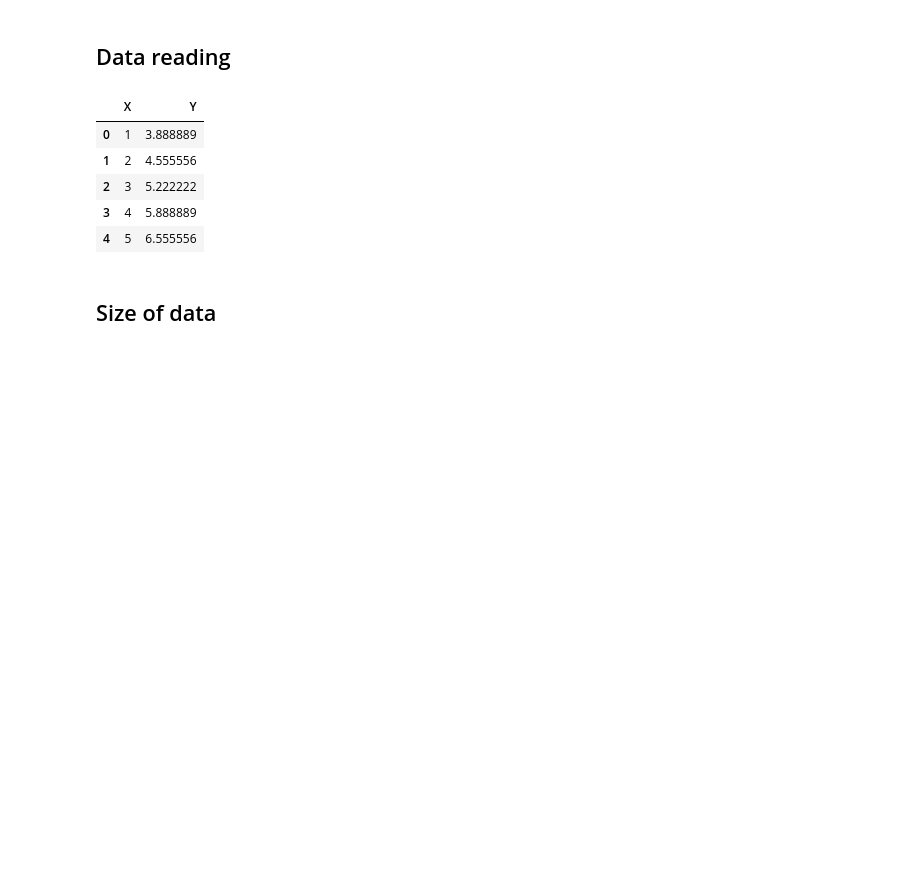
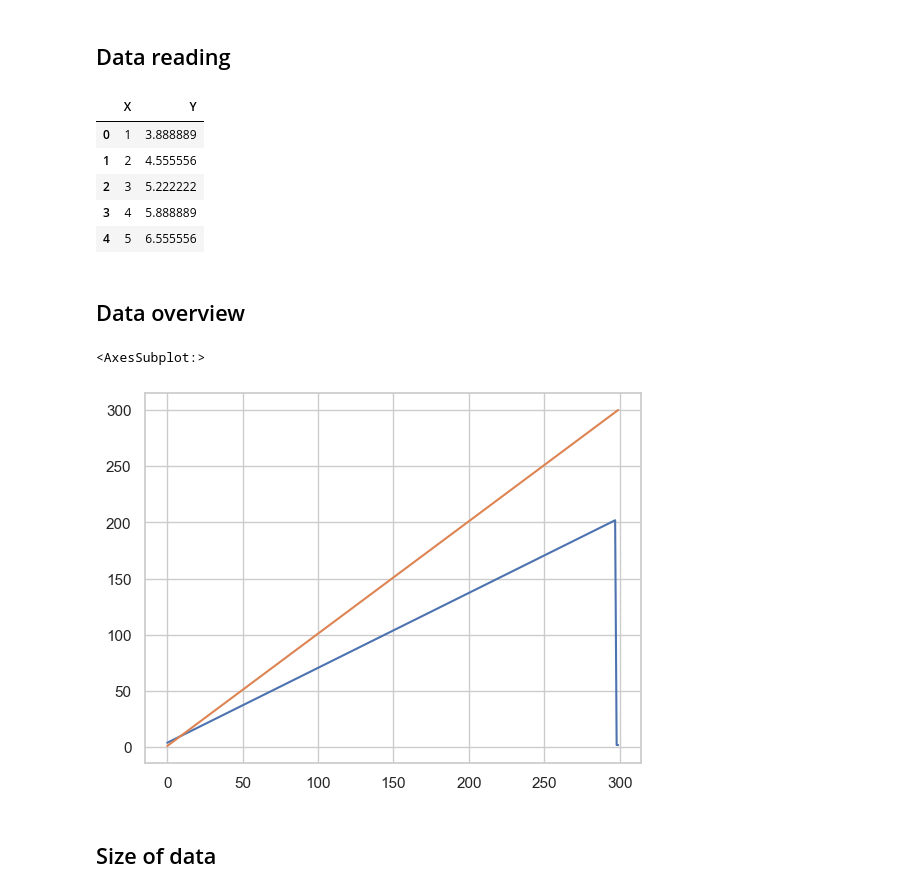
Before and after one commit to viktorzhumakhmetov/Kaggle-Data-Analytics, a Jupyter notebook: Simple Linear Regression Practice.ipynb, the cells around one changed output. Cells and saved outputs as stored; diff of their text form; code cells hidden in the pictures; blank space fills up the shorter version.

```diff
--- a/Simple Linear Regression Practice.ipynb
+++ b/Simple Linear Regression Practice.ipynb
@@ -43,6 +43,14 @@ df.head()
 | 2 | 3 | 5.222222 |
 | 3 | 4 | 5.888889 |
 | 4 | 5 | 6.555556 |
+# %% [markdown]
+## Data overview
+# %%
+df.Y.plot()
+df.X.plot()
+# %% [output]
+<AxesSubplot:>
+[figure, added]
 # %% [markdown]
 ## Size of data
 # %%
```
Also changed, not shown: parts of 12 cells of this notebook, 2 other files.
